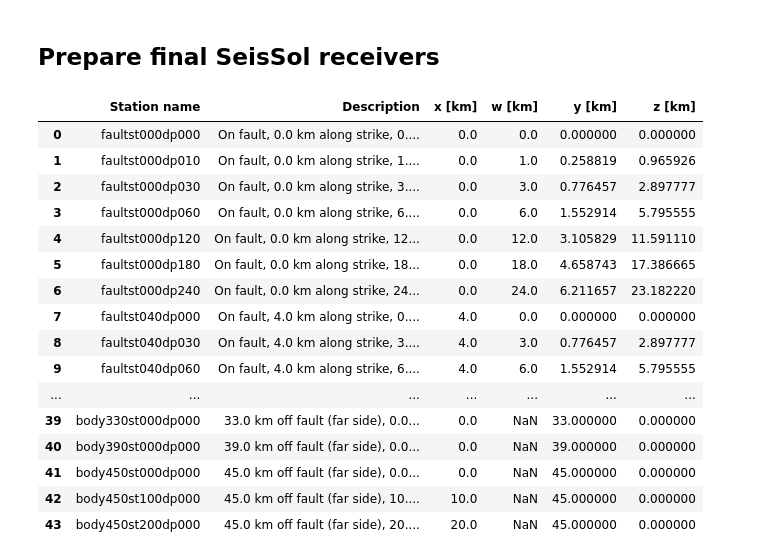
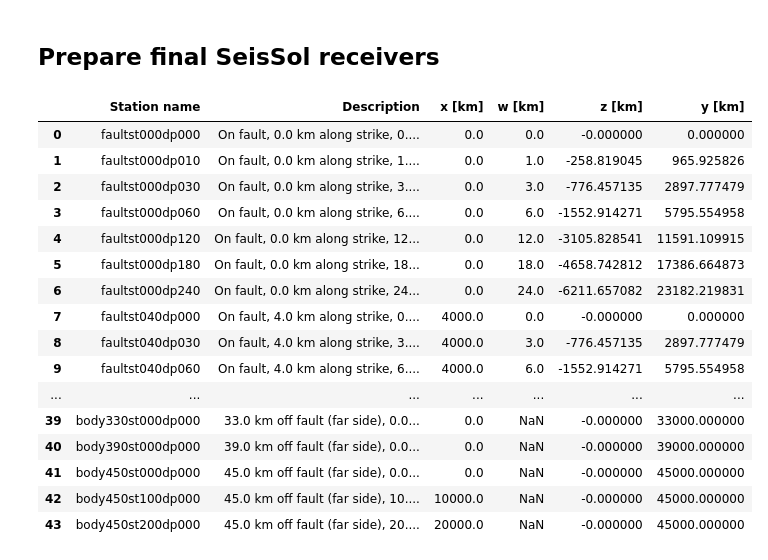
Before and after one commit to fabian-kutschera/Benchmarks, a Jupyter notebook: TPV36_37_receivers.ipynb, the cells around one changed output. Saved outputs shown, nothing was run; the diff lists cells and outputs as text; code cells hidden in the pictures.

```diff
--- a/TPV36_37_receivers.ipynb
+++ b/TPV36_37_receivers.ipynb
@@ -64,7 +64,7 @@ df_onfault = pd.DataFrame(data)
 df_onfault["x [km]"] = [coord[0] for coord in coordinates]
 df_onfault["w [km]"] = [coord[1] for coord in coordinates]
 # %%
-df_onfault["y [km]"] = df_onfault["w [km]"] * np.sin(15*np.pi / 180) # here horizontal
-df_onfault["z [km]"] = df_onfault["y [km]"] / np.tan(15*np.pi / 180) # here vertical
+df_onfault["z [km]"] = df_onfault["w [km]"] * np.sin(15*np.pi / 180) # here horizontal
+df_onfault["y [km]"] = df_onfault["z [km]"] / np.tan(15*np.pi / 180) # here vertical
 df_onfault
 # %% [output]
@@ -188,24 +188,28 @@ df_offfault.to_csv("station_offfault.csv", index=False)
 # %%
 df = pd.merge(df_onfault, df_offfault, how="outer")
 # %%
+# conversion to meters
+df["x [km]"] *= 1000
+df["y [km]"] *= 1000
+df["z [km]"] *= -1000
 df
 # %% [output]
-|  | Station name | Description | x [km] | w [km] | y [km] | z [km] |
-| 0 | faultst000dp000 | On fault, 0.0 km along strike, 0.... | 0.0 | 0.0 | 0.000000 | 0.000000 |
-| 1 | faultst000dp010 | On fault, 0.0 km along strike, 1.... | 0.0 | 1.0 | 0.258819 | 0.965926 |
-| 2 | faultst000dp030 | On fault, 0.0 km along strike, 3.... | 0.0 | 3.0 | 0.776457 | 2.897777 |
-| 3 | faultst000dp060 | On fault, 0.0 km along strike, 6.... | 0.0 | 6.0 | 1.552914 | 5.795555 |
-| 4 | faultst000dp120 | On fault, 0.0 km along strike, 12... | 0.0 | 12.0 | 3.105829 | 11.591110 |
-| 5 | faultst000dp180 | On fault, 0.0 km along strike, 18... | 0.0 | 18.0 | 4.658743 | 17.386665 |
-| 6 | faultst000dp240 | On fault, 0.0 km along strike, 24... | 0.0 | 24.0 | 6.211657 | 23.182220 |
-| 7 | faultst040dp000 | On fault, 4.0 km along strike, 0.... | 4.0 | 0.0 | 0.000000 | 0.000000 |
-| 8 | faultst040dp030 | On fault, 4.0 km along strike, 3.... | 4.0 | 3.0 | 0.776457 | 2.897777 |
-| 9 | faultst040dp060 | On fault, 4.0 km along strike, 6.... | 4.0 | 6.0 | 1.552914 | 5.795555 |
+|  | Station name | Description | x [km] | w [km] | z [km] | y [km] |
+| 0 | faultst000dp000 | On fault, 0.0 km along strike, 0.... | 0.0 | 0.0 | -0.000000 | 0.000000 |
+| 1 | faultst000dp010 | On fault, 0.0 km along strike, 1.... | 0.0 | 1.0 | -258.819045 | 965.925826 |
+| 2 | faultst000dp030 | On fault, 0.0 km along strike, 3.... | 0.0 | 3.0 | -776.457135 | 2897.777479 |
+| 3 | faultst000dp060 | On fault, 0.0 km along strike, 6.... | 0.0 | 6.0 | -1552.914271 | 5795.554958 |
+| 4 | faultst000dp120 | On fault, 0.0 km along strike, 12... | 0.0 | 12.0 | -3105.828541 | 11591.109915 |
+| 5 | faultst000dp180 | On fault, 0.0 km along strike, 18... | 0.0 | 18.0 | -4658.742812 | 17386.664873 |
+| 6 | faultst000dp240 | On fault, 0.0 km along strike, 24... | 0.0 | 24.0 | -6211.657082 | 23182.219831 |
+| 7 | faultst040dp000 | On fault, 4.0 km along strike, 0.... | 4000.0 | 0.0 | -0.000000 | 0.000000 |
+| 8 | faultst040dp030 | On fault, 4.0 km along strike, 3.... | 4000.0 | 3.0 | -776.457135 | 2897.777479 |
+| 9 | faultst040dp060 | On fault, 4.0 km along strike, 6.... | 4000.0 | 6.0 | -1552.914271 | 5795.554958 |
 | ... | ... | ... | ... | ... | ... | ... |
-| 39 | body330st000dp000 | 33.0 km off fault (far side), 0.0... | 0.0 | NaN | 33.000000 | 0.000000 |
-| 40 | body390st000dp000 | 39.0 km off fault (far side), 0.0... | 0.0 | NaN | 39.000000 | 0.000000 |
-| 41 | body450st000dp000 | 45.0 km off fault (far side), 0.0... | 0.0 | NaN | 45.000000 | 0.000000 |
-| 42 | body450st100dp000 | 45.0 km off fault (far side), 10.... | 10.0 | NaN | 45.000000 | 0.000000 |
-| 43 | body450st200dp000 | 45.0 km off fault (far side), 20.... | 20.0 | NaN | 45.000000 | 0.000000 |
+| 39 | body330st000dp000 | 33.0 km off fault (far side), 0.0... | 0.0 | NaN | -0.000000 | 33000.000000 |
+| 40 | body390st000dp000 | 39.0 km off fault (far side), 0.0... | 0.0 | NaN | -0.000000 | 39000.000000 |
+| 41 | body450st000dp000 | 45.0 km off fault (far side), 0.0... | 0.0 | NaN | -0.000000 | 45000.000000 |
+| 42 | body450st100dp000 | 45.0 km off fault (far side), 10.... | 10000.0 | NaN | -0.000000 | 45000.000000 |
+| 43 | body450st200dp000 | 45.0 km off fault (far side), 20.... | 20000.0 | NaN | -0.000000 | 45000.000000 |
 # %%
 df.to_csv("receivers.dat", index=False, header=False, sep=" ", columns=["x [km]", "y [km]", "z [km]"])
```
Also changed, not shown: parts of 2 cells of this notebook, 2 other files.
